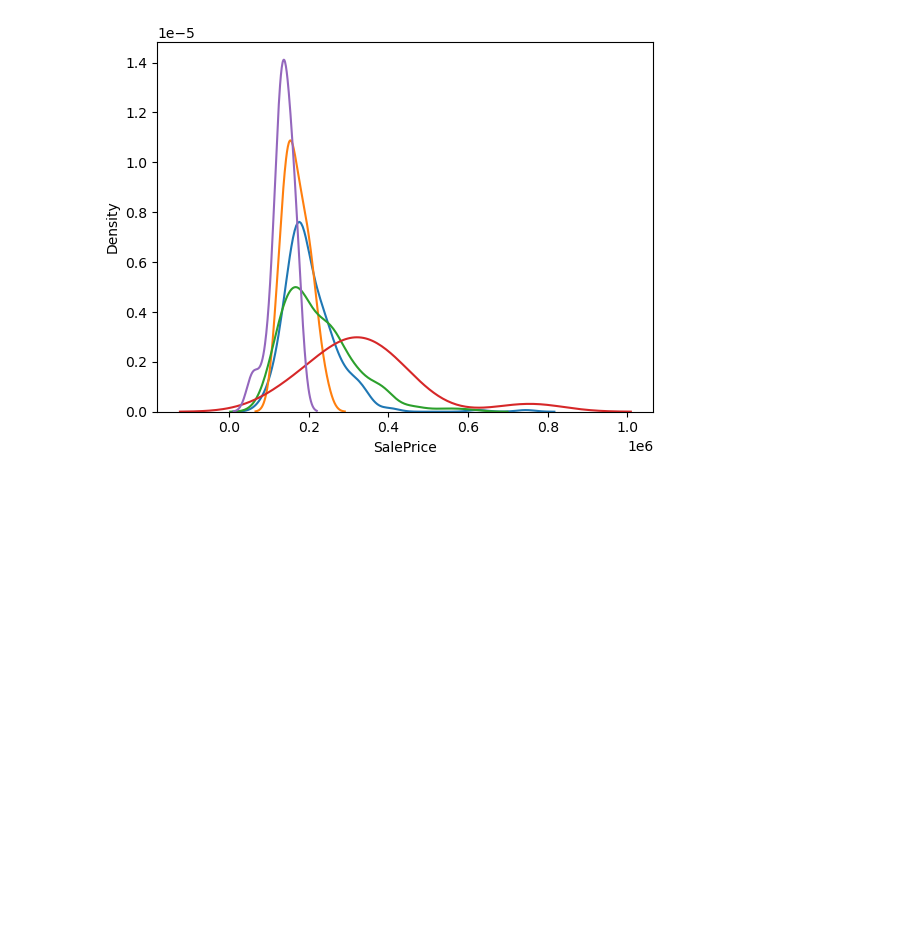
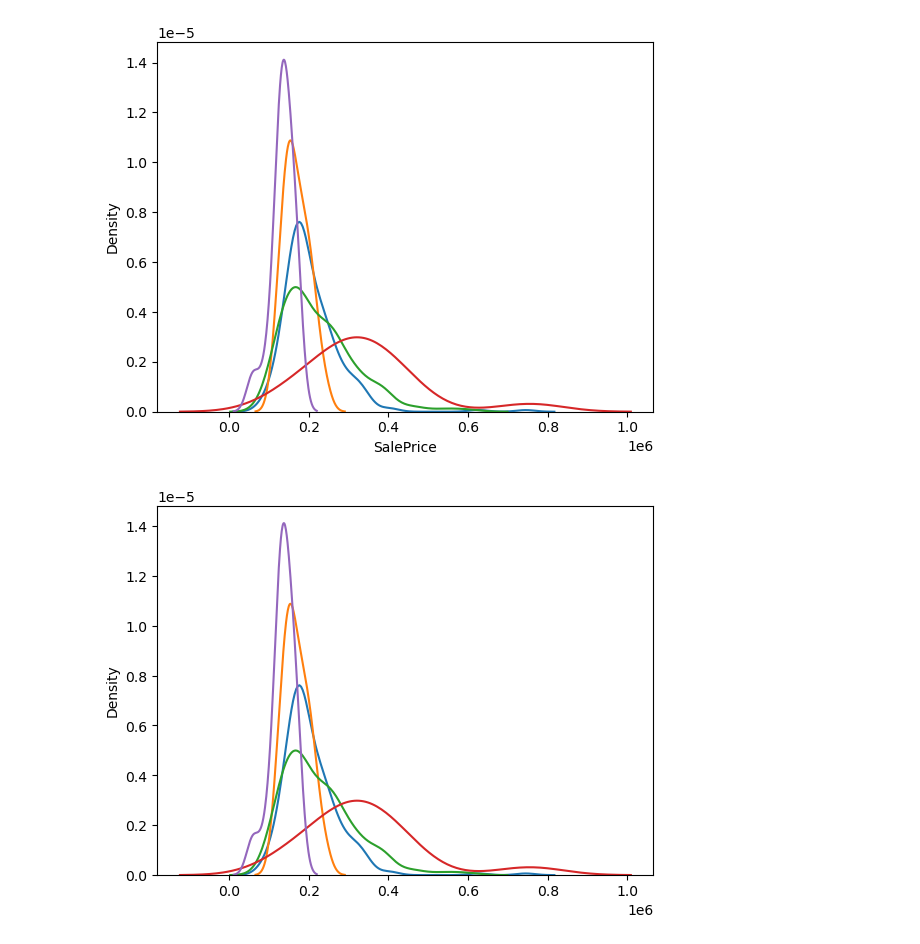
Before and after one commit to meyank0505garg/ml-learning, a Jupyter notebook: lecture 12 missing indicator/random-sample-imputation.ipynb, the cells around one changed output. Cells and saved outputs as stored; diff of their text form; code cells hidden in the pictures; blank space fills up the shorter version.

```diff
--- a/lecture 12 missing indicator/random-sample-imputation.ipynb
+++ b/lecture 12 missing indicator/random-sample-imputation.ipynb
@@ -230,3 +282,9 @@ for category in X_train['FireplaceQu'].dropna().unique():
 plt.show()
 # %% [output]
 [figure]
+# %%
+for category in X_train['FireplaceQu'].dropna().unique():
+    sns.distplot(X_train.loc[X_train['FireplaceQu'] == category,['SalePrice']],hist=False,label=category)
+plt.show()
+# %% [output]
+[figure, added]
```
Also changed, not shown: parts of 19 cells of this notebook, 11 other files.
